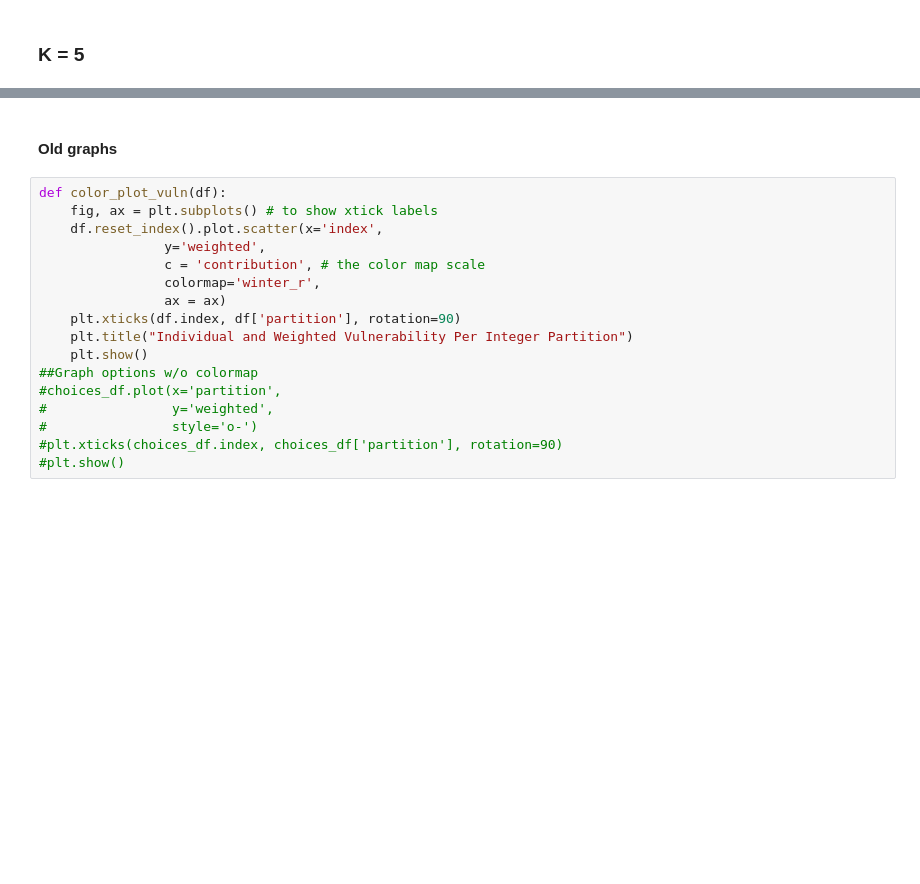
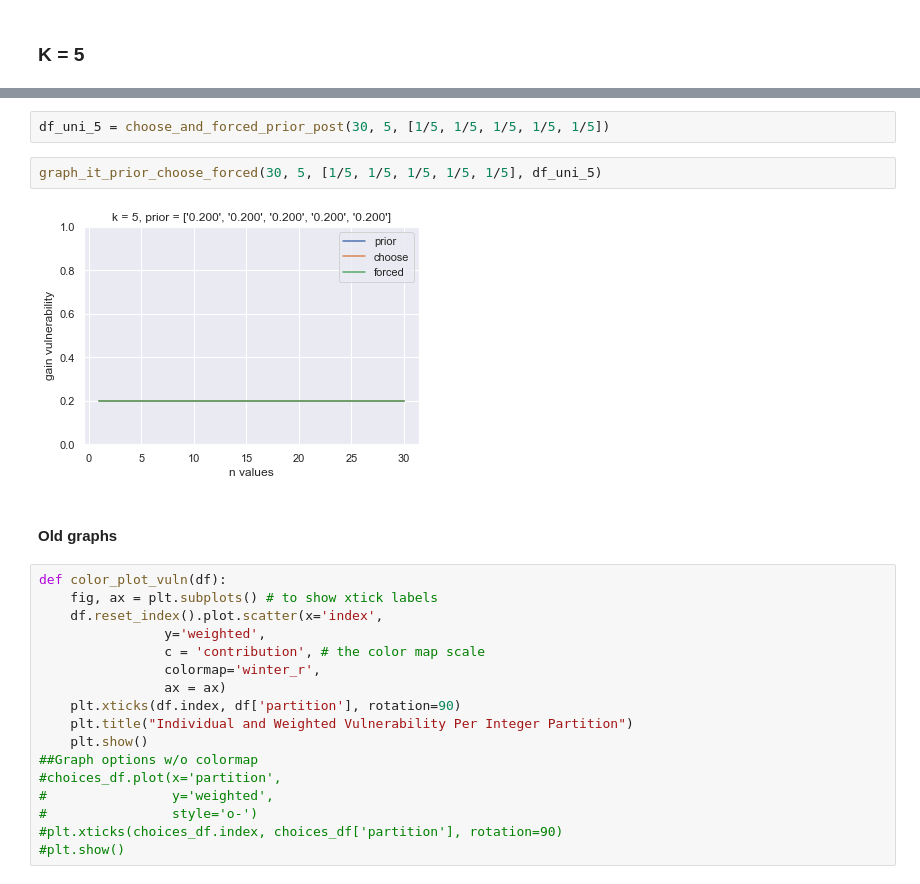
Before and after one commit to majk12/pbv, a Jupyter notebook: gain_choose.ipynb, the cells around one changed output, grey strips where cells are left out. Saved outputs shown, nothing was run; the diff lists cells and outputs as text; blank space fills up the shorter version.

```diff
--- a/gain_choose.ipynb
+++ b/gain_choose.ipynb
@@ -563,3 +552,9 @@ graph_it_prior_choose_forced(50, 5, [1/2, 1/3, 1/6], df_non_uni_5)
+# %%
+df_uni_5 = choose_and_forced_prior_post(30, 5, [1/5, 1/5, 1/5, 1/5, 1/5])
+# %%
+graph_it_prior_choose_forced(30, 5, [1/5, 1/5, 1/5, 1/5, 1/5], df_uni_5)
+# %% [output]
+[figure, added]
 # %% [markdown]
 #### Old graphs
 # %%
```
Also changed, not shown: parts of 12 cells of this notebook.
